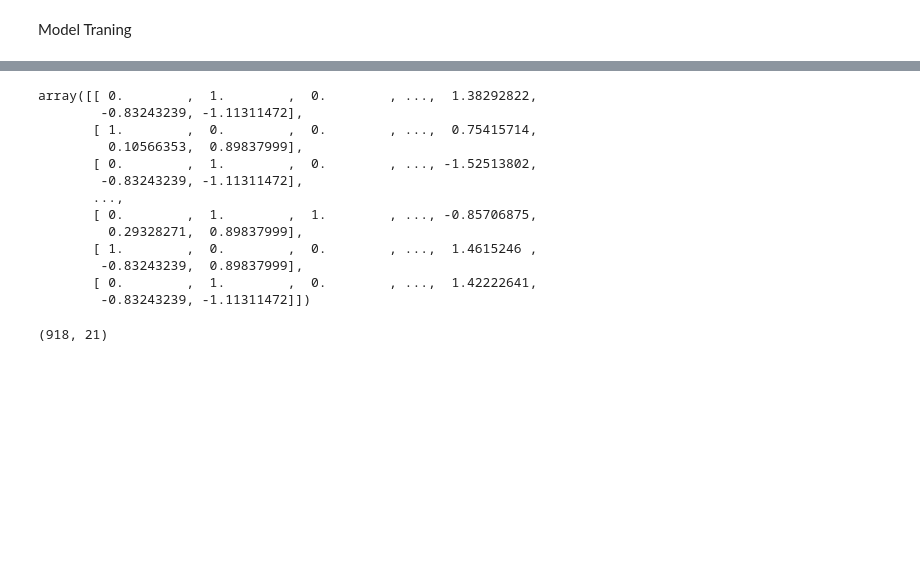
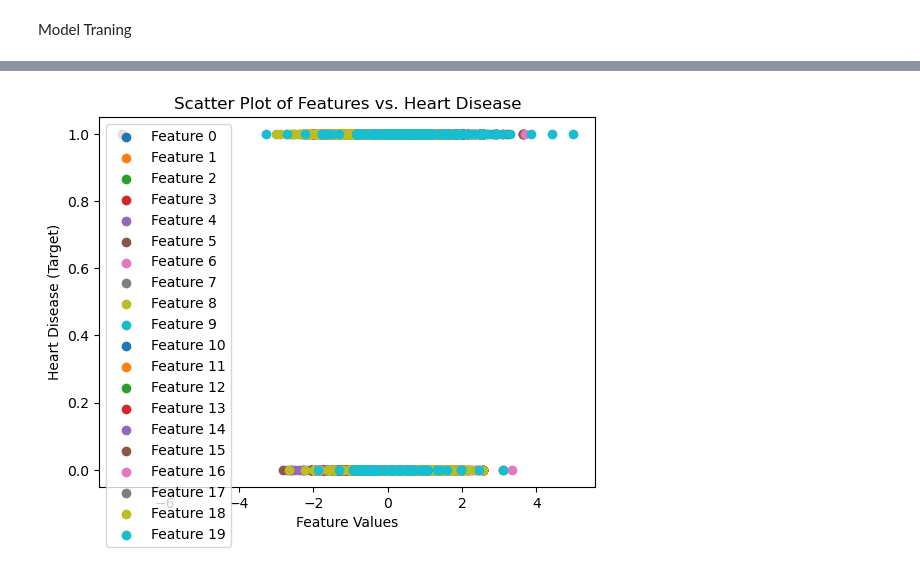
Before and after one commit to AlexChudnovsky19/Disease-Prediction, a Jupyter notebook: notebook/Model_Traning.ipynb, the cells around one changed output, grey strips where cells are left out. Cells and saved outputs as stored; diff of their text form; code cells hidden in the pictures; blank space fills up the shorter version.

```diff
--- a/notebook/Model_Traning.ipynb
+++ b/notebook/Model_Traning.ipynb
@@ -39,38 +10,36 @@ y = df['HeartDisease']
-# %%
-num_features = df.select_dtypes(exclude="object").columns
-cat_features = df.select_dtypes(include="object").columns
-
-from sklearn.preprocessing import OneHotEncoder, StandardScaler
-from sklearn.compose import ColumnTransformer
-
-numeric_transformer = StandardScaler()
-oh_transformer = OneHotEncoder()
-
-preprocessor = ColumnTransformer(
-    [
-        ("OneHotEncoder", oh_transformer, cat_features),
-         ("StandardScaler", numeric_transformer, num_features),
-    ]
-)
-
-X = preprocessor.fit_transform(df)
-X.view()
-# %% [output]
-array([[ 0.        ,  1.        ,  0.        , ...,  1.38292822,
-        -0.83243239, -1.11311472],
-       [ 1.        ,  0.        ,  0.        , ...,  0.75415714,
-         0.10566353,  0.89837999],
-       [ 0.        ,  1.        ,  0.        , ..., -1.52513802,
-        -0.83243239, -1.11311472],
-       ...,
-       [ 0.        ,  1.        ,  1.        , ..., -0.85706875,
-         0.29328271,  0.89837999],
-       [ 1.        ,  0.        ,  0.        , ...,  1.4615246 ,
-        -0.83243239,  0.89837999],
-       [ 0.        ,  1.        ,  0.        , ...,  1.42222641,
-        -0.83243239, -1.11311472]])
-# %%
-X.shape
-# %% [output]
-(918, 21)
+# %%
+from sklearn.preprocessing import OneHotEncoder, StandardScaler
+from sklearn.compose import ColumnTransformer
+
+df = pd.read_csv(r'\Users\alexc\Heart_failure_predictor\notebook\heart_failure.csv')
+X = df.drop('HeartDisease', axis=1)  # Separate the features (X)
+y = df['HeartDisease']  # Set 'y' to be the target variable column
+
+num_features = X.select_dtypes(exclude="object").columns
+cat_features = X.select_dtypes(include="object").columns
+
+numeric_transformer = StandardScaler()
+oh_transformer = OneHotEncoder()
+
+preprocessor = ColumnTransformer(
+    [
+        ("OneHotEncoder", oh_transformer, cat_features),
+        ("StandardScaler", numeric_transformer, num_features),
+    ],
+    remainder="passthrough"  # Include the remaining columns as is
+)
+
+X = preprocessor.fit_transform(X)  # Fit and transform the features (X)
+
+# Now, you can plot the transformed features against the target variable
+for feature_idx in range(X.shape[1]):
+    plt.scatter(X[:, feature_idx], y, label=f"Feature {feature_idx}")
+
+plt.xlabel("Feature Values")
+plt.ylabel("Heart Disease (Target)")
+plt.title("Scatter Plot of Features vs. Heart Disease")
+plt.legend()
+plt.show()
+# %% [output]
+[figure, added]
 # %%
```
Also changed, not shown: parts of 7 cells of this notebook, 18 other files.
